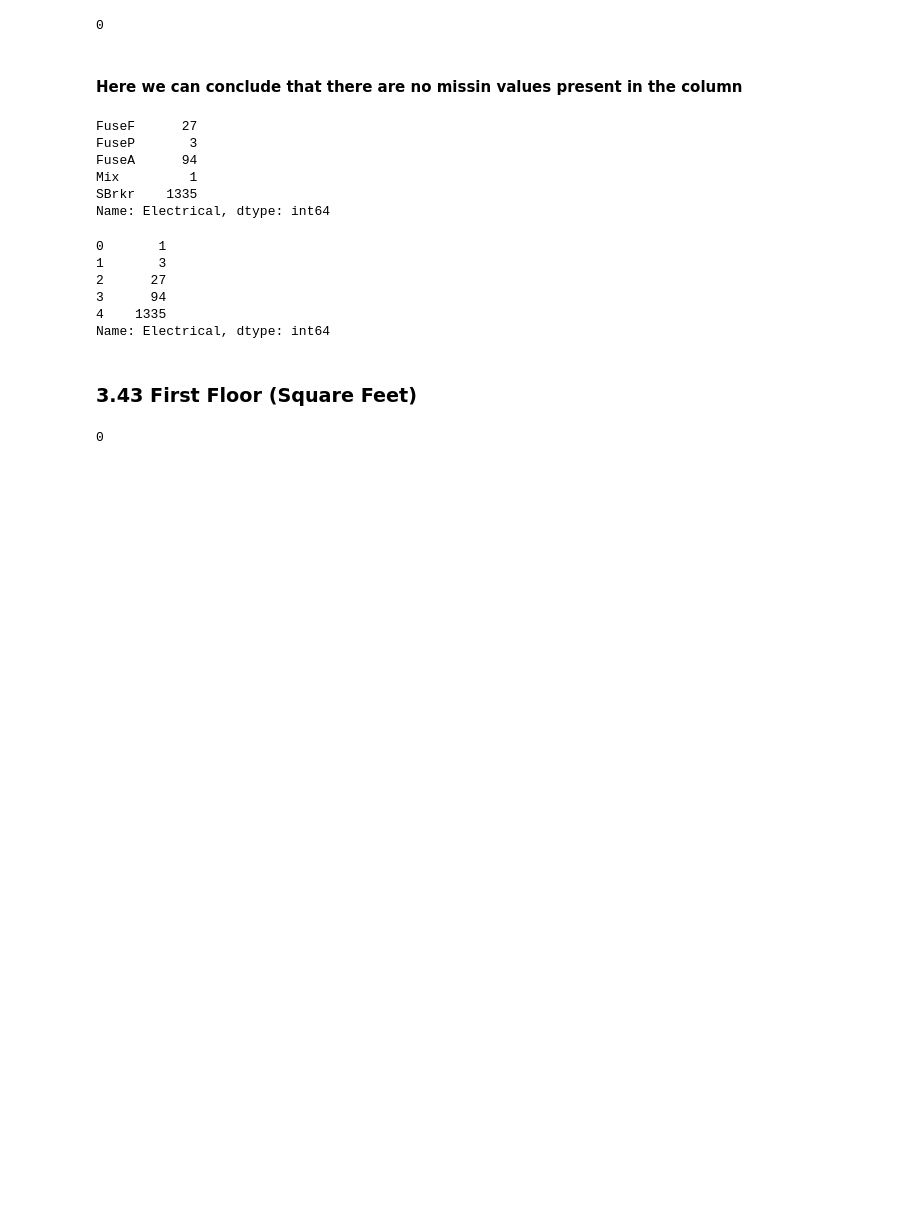
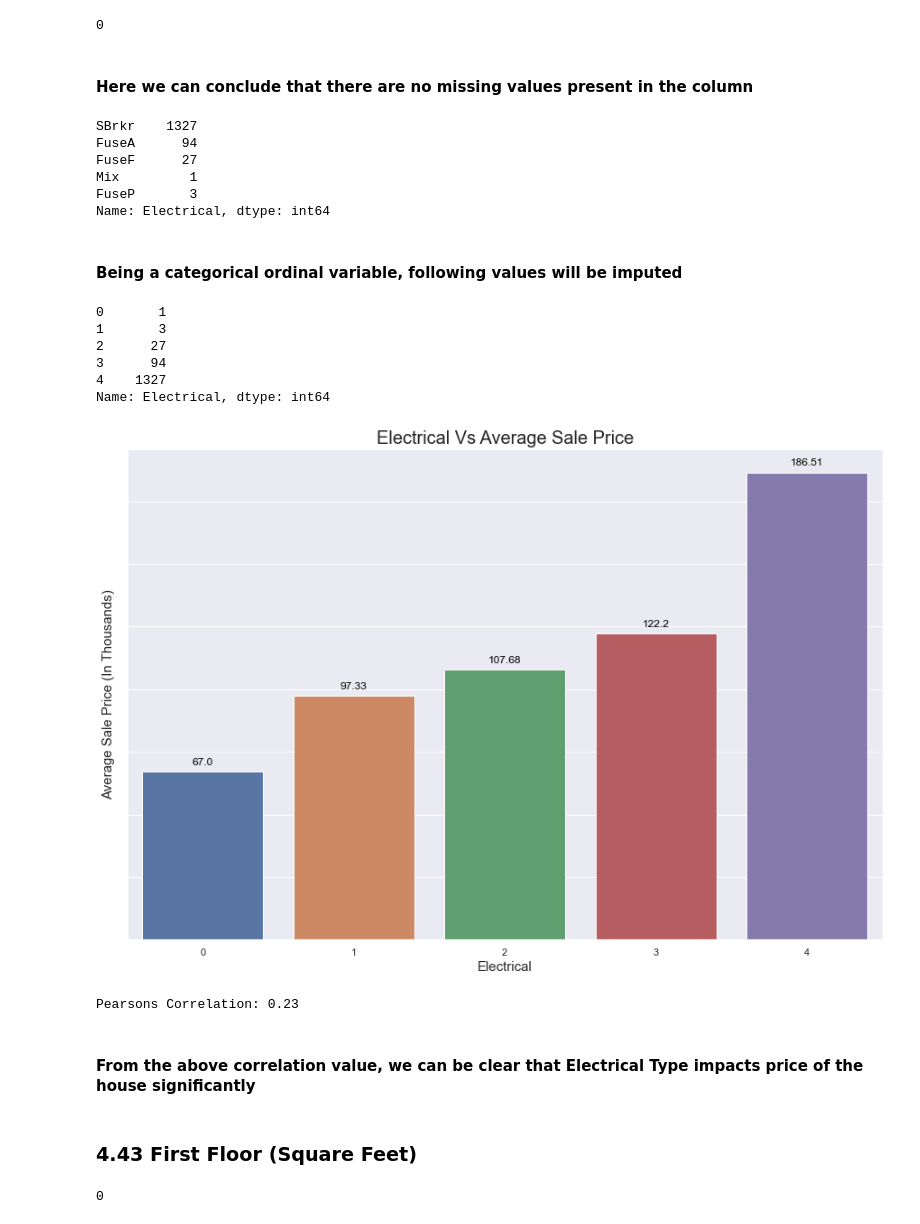
Before and after one commit to akshaykadam100/Housing-Price-Calculator, a Jupyter notebook: V1.ipynb, the cells around one changed output. Saved outputs shown, nothing was run; the diff lists cells and outputs as text; code cells hidden in the pictures; blank space fills up the shorter version.

```diff
--- a/V1.ipynb
+++ b/V1.ipynb
@@ -1437,23 +1450,25 @@ Name: Electrical, dtype: int64
 #### Since there is only one value missing in the column, we will impute this missing value with the value which repeats maximum number of times in this column.
 #### Because, we also see that mostly the items in this columns refers to "Standard Circuit Breakers & Romex". So we will replace this missing value with the same
 # %%
-raw_data.Electrical = raw_data.Electrical.replace([np.nan], 'SBrkr')
+raw_data.Electrical = raw_data.Electrical.replace([np.nan], raw_data.Electrical.mode())
 # %%
 raw_data.Electrical.isna().sum()
 # %% [output]
 0
 # %% [markdown]
-#### Here we can conclude that there are no missin values present in the column
+#### Here we can conclude that there are no missing values present in the column
 # %%
 electrical_df = raw_data.Electrical.value_counts(sort=False)
 electrical_df
 # %% [output]
+SBrkr    1327
+FuseA      94
 FuseF      27
+Mix         1
 FuseP       3
-FuseA      94
-Mix         1
-SBrkr    1335
 Name: Electrical, dtype: int64
+# %% [markdown]
+#### Being a categorical ordinal variable, following values will be imputed
 # %%
 raw_data.Electrical = raw_data.Electrical.map({'Mix': 0, 'FuseP': 1, 'FuseF': 2, 'FuseA': 3, 'SBrkr': 4})
 # %%
@@ -1463,10 +1478,22 @@ raw_data.Electrical.value_counts(sort=False)
 1       3
 2      27
 3      94
-4    1335
+4    1327
 Name: Electrical, dtype: int64
+# %%
+plot_bar_graph_from_series(data=raw_data.groupby(by='Electrical').SalePrice.mean() / 1000,
+                           plot_title='Electrical Vs Average Sale Price', x_axis_label='Electrical',
+                           y_axis_label='Average Sale Price (In Thousands)', data_label_rotation='horizontal')
+# %% [output]
+[figure, added]
+# %%
+print('Pearsons Correlation: %.2f' % np.corrcoef(raw_data.Electrical, raw_data.SalePrice)[0,1])
+# %% [output]
+Pearsons Correlation: 0.23
+# %% [markdown]
+#### From the above correlation value, we can be clear that Electrical Type impacts price of the house significantly
 # %% [markdown]
-### 3.43 First Floor (Square Feet)
+### 4.43 First Floor (Square Feet)
 # %%
 raw_data['1stFlrSF'].isna().sum()
 # %% [output]
```
Also changed, not shown: parts of 240 cells of this notebook, 3 other files.
